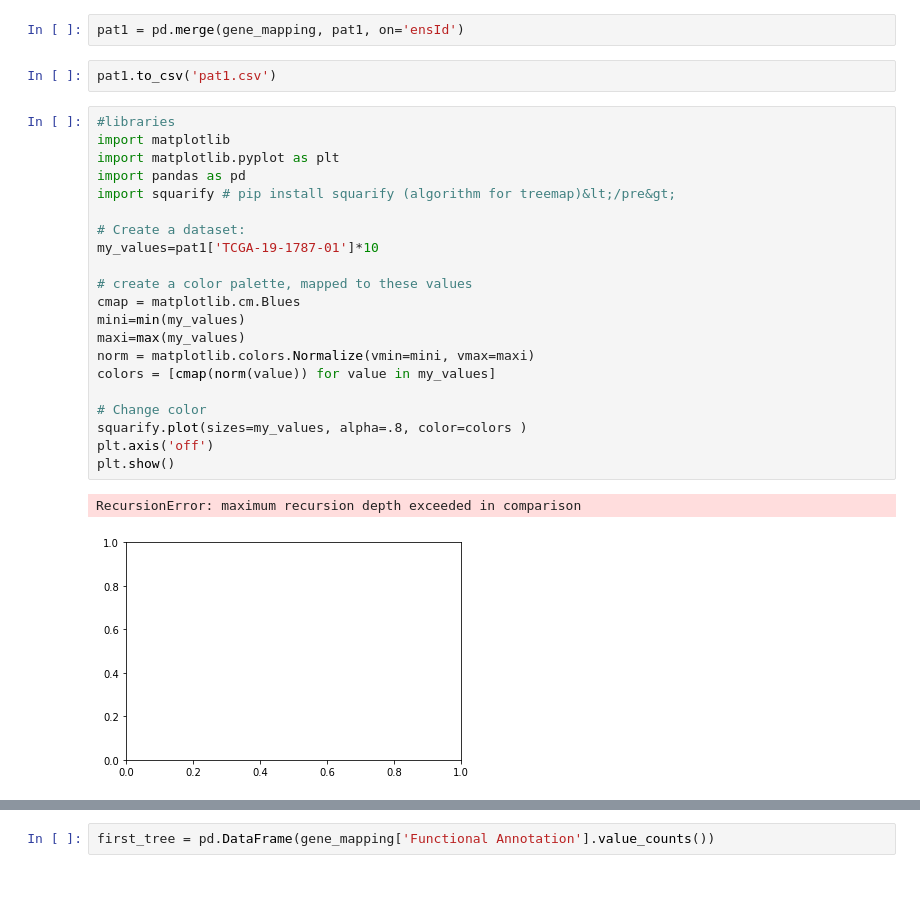
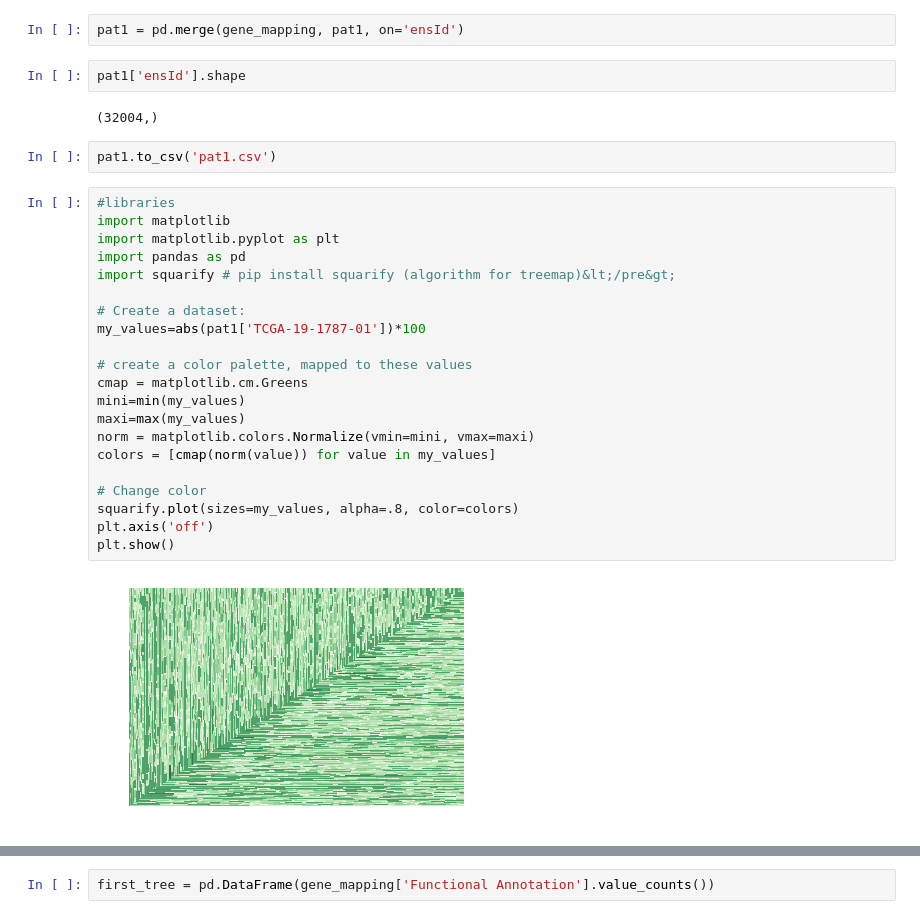
Before and after one commit to emecete/DL_CancerSurvivalPrediction, a Jupyter notebook: Gene_KEGG_treemap_sorting.ipynb, the cells around one changed output, grey strips where cells are left out. Drawn from its saved outputs; the diff is of its cells as text; blank space fills up the shorter version.

```diff
--- a/Gene_KEGG_treemap_sorting.ipynb
+++ b/Gene_KEGG_treemap_sorting.ipynb
@@ -309,29 +268,32 @@ pat1['ensId'] = pat1.index
 del df_gene_exp
 # %%
 pat1 = pd.merge(gene_mapping, pat1, on='ensId')
+# %%
+pat1['ensId'].shape
+# %% [output]
+(32004,)
 # %%
 pat1.to_csv('pat1.csv')
 # %%
 #libraries
 import matplotlib
 import matplotlib.pyplot as plt
 import pandas as pd
 import squarify # pip install squarify (algorithm for treemap)&lt;/pre&gt;
 
 # Create a dataset:
-my_values=pat1['TCGA-19-1787-01']*10
+my_values=abs(pat1['TCGA-19-1787-01'])*100
 
 # create a color palette, mapped to these values
-cmap = matplotlib.cm.Blues
+cmap = matplotlib.cm.Greens
 mini=min(my_values)
 maxi=max(my_values)
 norm = matplotlib.colors.Normalize(vmin=mini, vmax=maxi)
 colors = [cmap(norm(value)) for value in my_values]
 
 # Change color
-squarify.plot(sizes=my_values, alpha=.8, color=colors )
+squarify.plot(sizes=my_values, alpha=.8, color=colors)
 plt.axis('off')
 plt.show()
 # %% [output]
-RecursionError: maximum recursion depth exceeded in comparison
-[figure, old version]
+[figure, new version]
```
Also changed, not shown: parts of 9 cells of this notebook.
